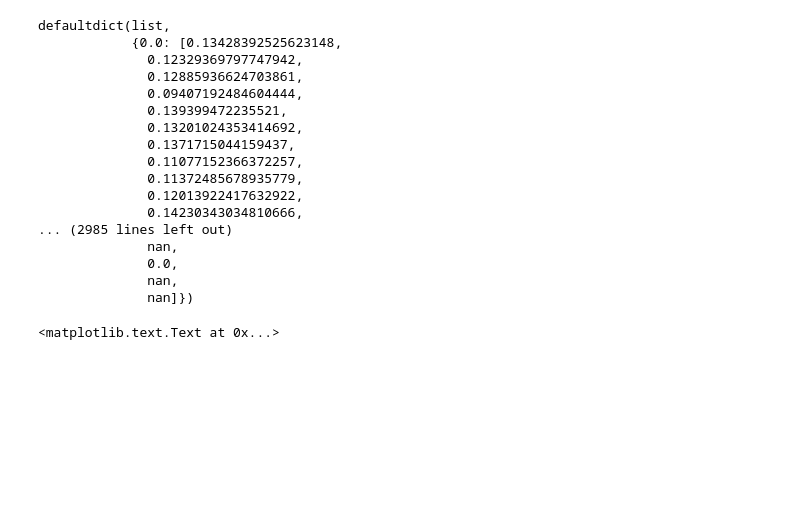
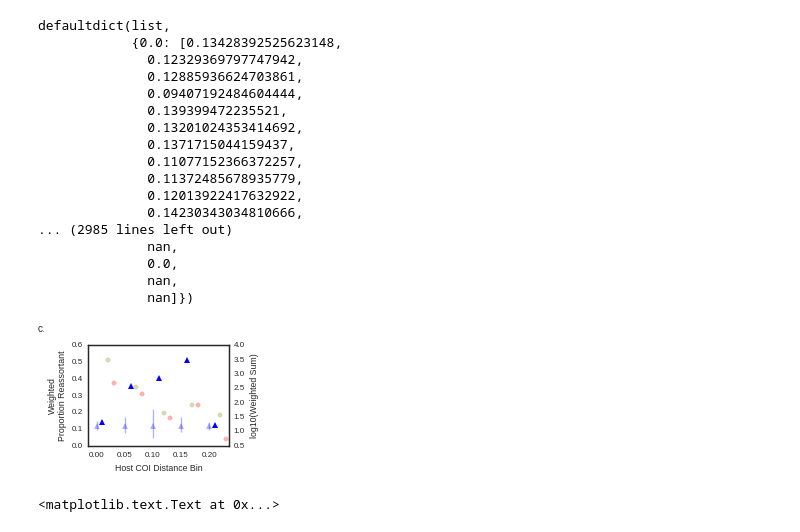
Before and after one commit to ericmjl/influenza-global-reassortment, a Jupyter notebook: Make Figure - Proportion Reassortant.ipynb, the cells around one changed output. Cells and saved outputs as stored; diff of their text form; code cells hidden in the pictures; blank space fills up the shorter version.

Commit message:
corrected COI figure

```diff
--- a/Make Figure - Proportion Reassortant.ipynb
+++ b/Make Figure - Proportion Reassortant.ipynb
@@ -733,34 +733,38 @@ n_handle = ax.errorbar(fmt='^',
                        label='Data')
 
 total_counts = df[['reassortant', 'clonal']].apply(lambda x:np.log10(x)).reset_index()
 total_counts.columns = ['Host COI Hamming Distance', 'Reassortant', 'Clonal']
 total_counts.replace(-np.inf, np.nan, inplace=True)
 total_counts.dropna(inplace=True)
 total_counts.set_index('Host COI Hamming Distance', inplace=True)
 
 # total_counts.plot(x='Host COI Hamming Distance', y='Reassortant', color='green', alpha=0.3, ax=ax, secondary_y=True)
 ax2 = ax.twinx()
 # total_counts.plot(x='Host COI Hamming Distance', y='Clonal', color='blue', alpha=0.3, ax=ax)
 c_handle = ax2.scatter(x=np.array(total_counts.index)+0.02,
                        y=total_counts['Clonal'],
                        color='olive',
+                       alpha=0.3,
                        label='Clonal Descent')
 r_handle = ax2.scatter(x=np.array(total_counts.index)+0.03,
                        y=total_counts['Reassortant'],
                        color='red',
+                       alpha=0.3,
                        label='Reassortant')
 # ax2.legend(loc='upper right')
 # ax.legend(loc='upper left')
 # plt.legend(handles=[d_handle, n_handle, c_handle, r_handle], loc=2, bbox_to_anchor=(1.15, 1))
 
 ax.set_xlim(-0.015, 0.235)
 ax.set_ylabel('Weighted\nProportion Reassortant')
 ax2.set_ylabel('log10(Weighted Sum)')
 ax.set_xlabel('Host COI Distance Bin')
 ax.annotate('c.', xy=(0,1), xycoords='figure fraction', va='top', ha='left')
 
 plt.subplots_adjust(left=0.2, right=0.85, bottom=0.2)
-# plt.savefig('figures/Proportion Reassortant COI.pdf', bbox_inches='tight')
+plt.savefig('figures/Proportion Reassortant COI.pdf')
+# %% [output]
+[figure, added]
 # %%
 total_counts = df[['reassortant', 'clonal']].apply(lambda x:np.log10(x)).reset_index()
 total_counts.columns = ['Host COI Hamming Distance', 'Reassortant', 'Clonal']
```
Also changed, not shown: 1 other file.
